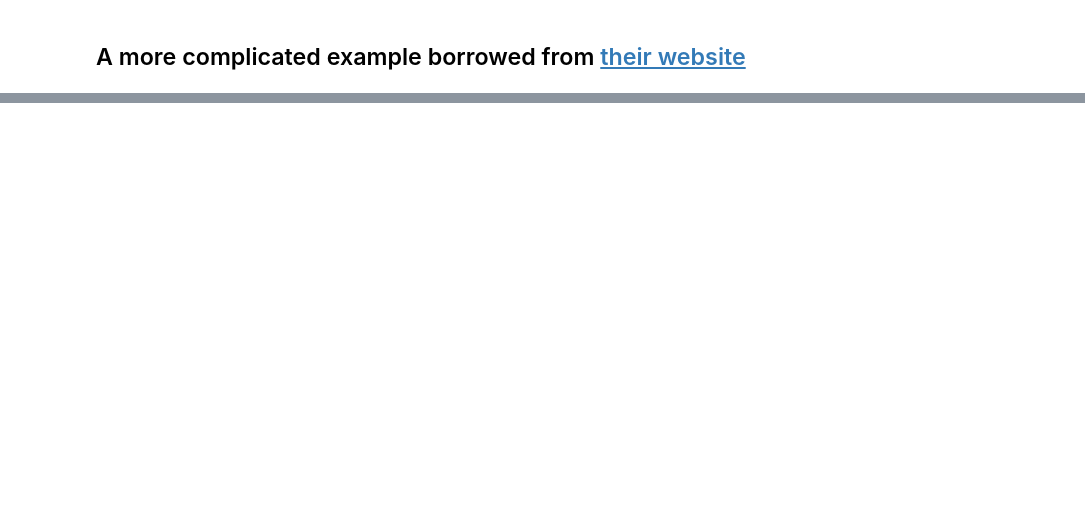
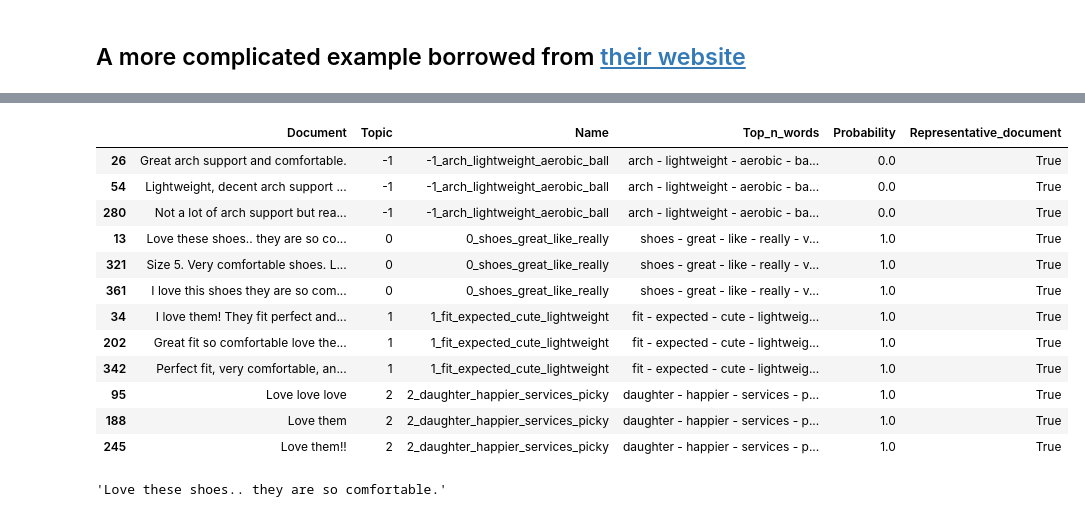
Before and after one commit to EyeofBeholder-NLeSC/orange3-argument, a Jupyter notebook: notebooks/explore_bertopic.ipynb, the cells around one changed output, grey strips where cells are left out. Saved outputs shown, nothing was run; the diff lists cells and outputs as text; code cells hidden in the pictures; blank space fills up the shorter version.

```diff
--- a/notebooks/explore_bertopic.ipynb
+++ b/notebooks/explore_bertopic.ipynb
@@ -118,0 +152,7 @@ topic_model.get_topic_info()
+# %%
+# fine tune the c-tf-idf model, seems to make no significant difference
+ctfidf_model = ClassTfidfTransformer(
+    reduce_frequent_words=True
+)
+topic_model.update_topics(docs, ctfidf_model=ctfidf_model, vectorizer_model=vectorizer_model)
+topic_model.get_topic_info()
@@ -118,0 +165,17 @@ topic_model.get_topic_info()
+# %%
+from bertopic.representation import MaximalMarginalRelevance
+
+# MMR helps reducing redundancy of similar terms, thus don't do stemming here
+representation_model = MaximalMarginalRelevance(diversity=1)
+
+vectorizer_model = CountVectorizer(
+    ngram_range=(1, 1),
+    stop_words='english'
+)
+
+topic_model.update_topics(
+    docs=docs,
+    vectorizer_model=vectorizer_model,
+    representation_model=representation_model
+)
+topic_model.get_topic_info()
@@ -118,0 +188,13 @@ topic_model.get_topic_info()
+# %%
+# Transformer for gerernating label text
+from bertopic.representation import TextGeneration
+
+representation_model = TextGeneration('gpt2', pipeline_kwargs={'max_new_tokens': 60})
+
+topic_model.update_topics(
+    docs=docs,
+    vectorizer_model=vectorizer_model,
+    ctfidf_model=ctfidf_model,
+    representation_model=representation_model
+)
+topic_model.get_topic_info()['Name']
@@ -118,0 +211,22 @@ topic_model.get_topic_info()
+# %%
+doc_info = topic_model.get_document_info(docs)
+doc_info = doc_info[doc_info['Representative_document']].sort_values(by='Topic')
+doc_info
+# %% [output]
+|  | Document | Topic | Name | Top_n_words | Probability | Representative_document |
+| 26 | Great arch support and comfortable. | -1 | -1_arch_lightweight_aerobic_ball | arch - lightweight - aerobic - ba... | 0.0 | True |
+| 54 | Lightweight, decent arch support ... | -1 | -1_arch_lightweight_aerobic_ball | arch - lightweight - aerobic - ba... | 0.0 | True |
+| 280 | Not a lot of arch support but rea... | -1 | -1_arch_lightweight_aerobic_ball | arch - lightweight - aerobic - ba... | 0.0 | True |
+| 13 | Love these shoes.. they are so co... | 0 | 0_shoes_great_like_really | shoes - great - like - really - v... | 1.0 | True |
+| 321 | Size 5. Very comfortable shoes. L... | 0 | 0_shoes_great_like_really | shoes - great - like - really - v... | 1.0 | True |
+| 361 | I love this shoes they are so com... | 0 | 0_shoes_great_like_really | shoes - great - like - really - v... | 1.0 | True |
+| 34 | I love them! They fit perfect and... | 1 | 1_fit_expected_cute_lightweight | fit - expected - cute - lightweig... | 1.0 | True |
+| 202 | Great fit so comfortable love the... | 1 | 1_fit_expected_cute_lightweight | fit - expected - cute - lightweig... | 1.0 | True |
+| 342 | Perfect fit, very comfortable, an... | 1 | 1_fit_expected_cute_lightweight | fit - expected - cute - lightweig... | 1.0 | True |
+| 95 | Love love love | 2 | 2_daughter_happier_services_picky | daughter - happier - services - p... | 1.0 | True |
+| 188 | Love them | 2 | 2_daughter_happier_services_picky | daughter - happier - services - p... | 1.0 | True |
+| 245 | Love them!! | 2 | 2_daughter_happier_services_picky | daughter - happier - services - p... | 1.0 | True |
+# %%
+doc_info.loc[13]['Document']
+# %% [output]
+'Love these shoes.. they are so comfortable.'
```
Also changed, not shown: parts of 11 cells of this notebook.
